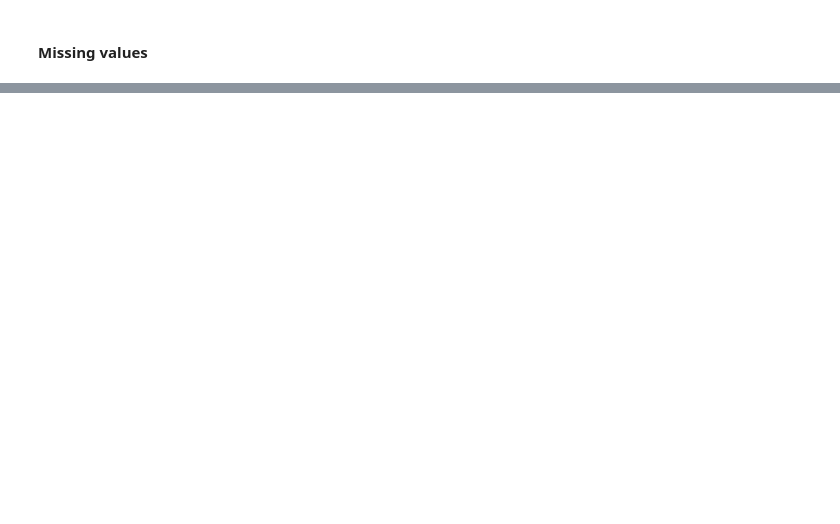
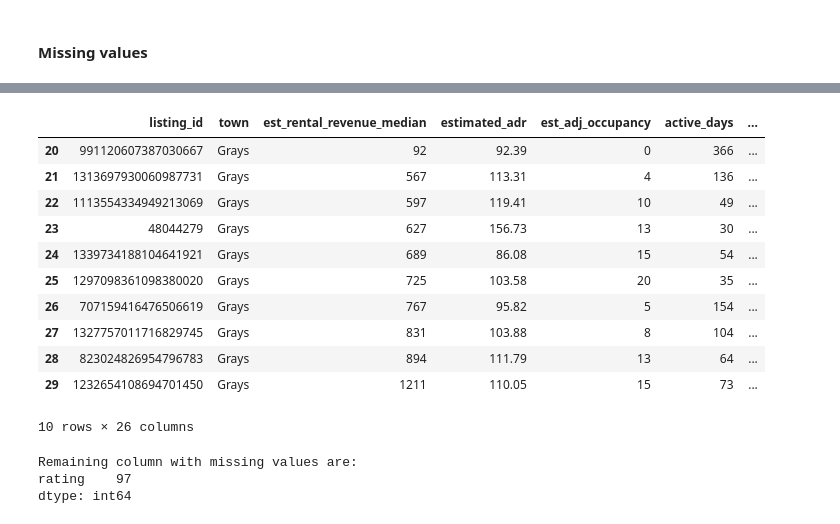
Before and after one commit to AvChilds/serviced_accommodation_ML_project, a Jupyter notebook: masters_assignment_1.ipynb, the cells around one changed output, grey strips where cells are left out. Saved outputs shown, nothing was run; the diff lists cells and outputs as text; code cells hidden in the pictures; blank space fills up the shorter version.

```diff
--- a/masters_assignment_1.ipynb
+++ b/masters_assignment_1.ipynb
@@ -233,0 +271,24 @@ It appears that these 114 rows also do not contain data for rental revenue and o
+# %%
+# selecting rows where rental revenue is not equals to 0
+data = data[data['est_rental_revenue_median'] !=0]
+data.head(10)
+# %% [output]
+|  | listing_id | town | est_rental_revenue_median | estimated_adr | est_adj_occupancy | active_days | ... |
+| 20 | 991120607387030667 | Grays | 92 | 92.39 | 0 | 366 | ... |
+| 21 | 1313697930060987731 | Grays | 567 | 113.31 | 4 | 136 | ... |
+| 22 | 1113554334949213069 | Grays | 597 | 119.41 | 10 | 49 | ... |
+| 23 | 48044279 | Grays | 627 | 156.73 | 13 | 30 | ... |
+| 24 | 1339734188104641921 | Grays | 689 | 86.08 | 15 | 54 | ... |
+| 25 | 1297098361098380020 | Grays | 725 | 103.58 | 20 | 35 | ... |
+| 26 | 707159416476506619 | Grays | 767 | 95.82 | 5 | 154 | ... |
+| 27 | 1327757011716829745 | Grays | 831 | 103.88 | 8 | 104 | ... |
+| 28 | 823024826954796783 | Grays | 894 | 111.79 | 13 | 64 | ... |
+| 29 | 1232654108694701450 | Grays | 1211 | 110.05 | 15 | 73 | ... |
+10 rows × 26 columns
+# %%
+print("Remaining column with missing values are:")
+print(data.isnull().sum()[data.isnull().sum() > 0])
+# %% [output]
+Remaining column with missing values are:
+rating    97
+dtype: int64
```
Also changed, not shown: parts of 24 cells of this notebook.
